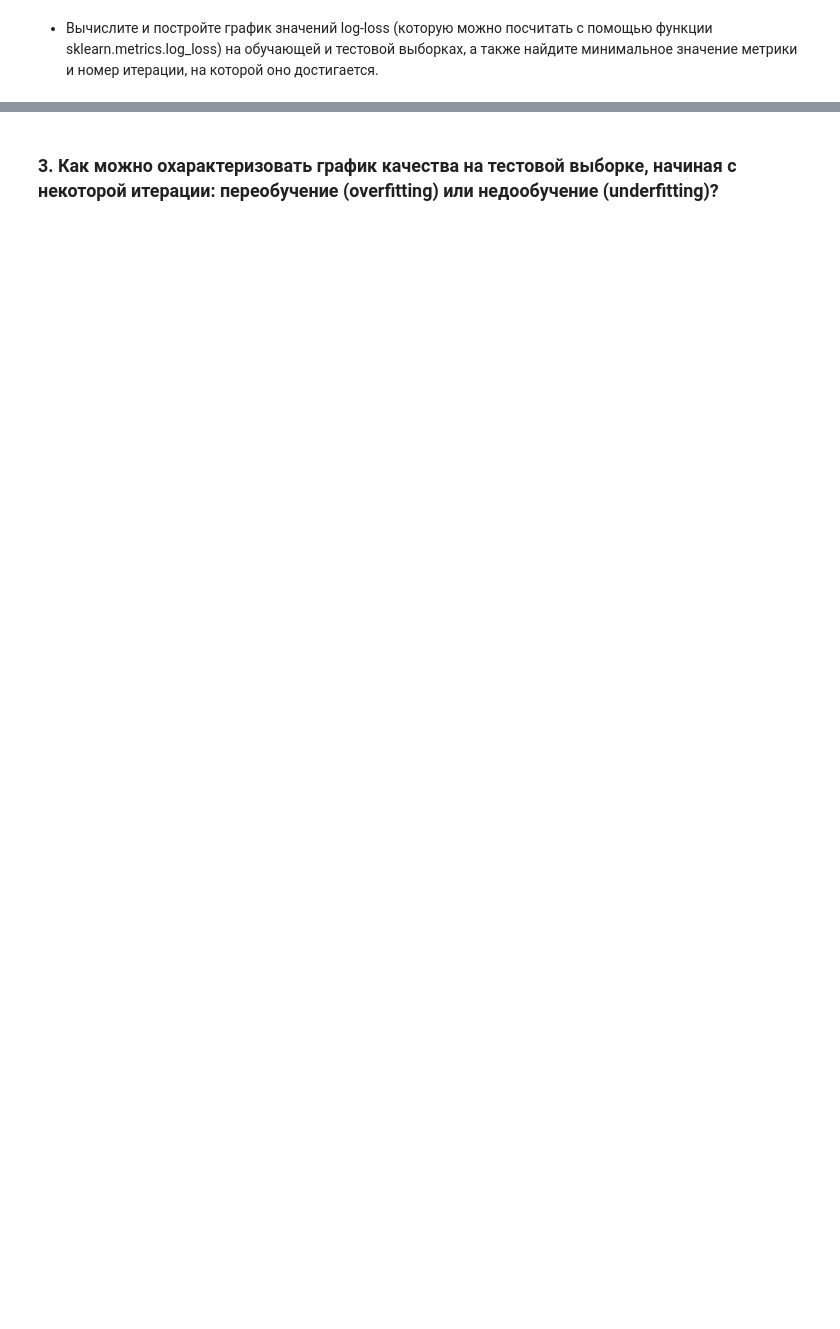
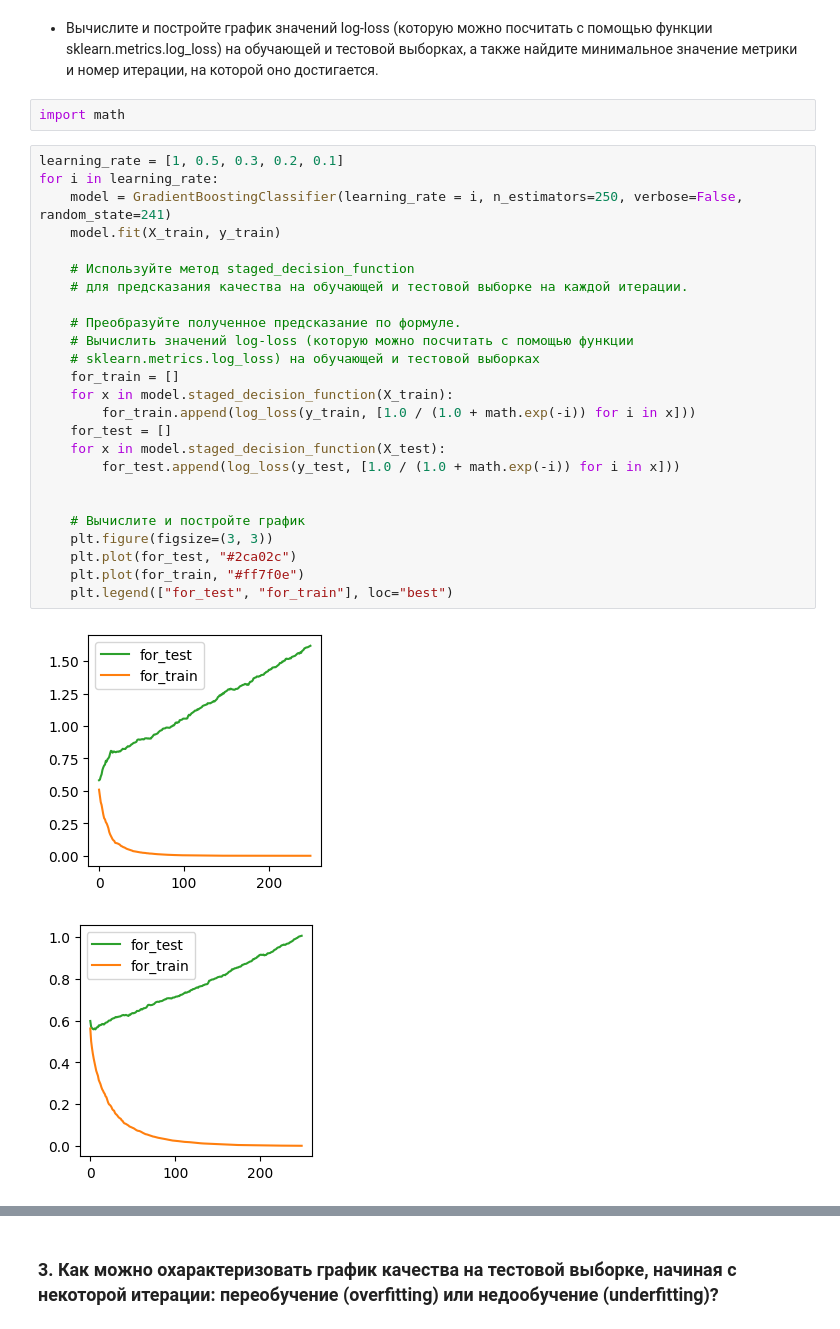
Before and after one commit to murpunk/Programming_2023, a Jupyter notebook: 05_05_23_GBM_10_lesson.ipynb, the cells around one changed output, grey strips where cells are left out. Cells and saved outputs as stored; diff of their text form; blank space fills up the shorter version.

```diff
--- a/05_05_23_GBM_10_lesson.ipynb
+++ b/05_05_23_GBM_10_lesson.ipynb
@@ -65,2 +67,32 @@ X_train, X_test, y_train, y_test = train_test_split (X, y, test_size = 0.8, rand
 # %% [markdown]
 * Вычислите и постройте график значений log-loss (которую можно посчитать с помощью функции sklearn.metrics.log_loss) на обучающей и тестовой выборках, а также найдите минимальное значение метрики и номер итерации, на которой оно достигается.
+# %%
+import math
+# %%
+learning_rate = [1, 0.5, 0.3, 0.2, 0.1]
+for i in learning_rate:
+    model = GradientBoostingClassifier(learning_rate = i, n_estimators=250, verbose=False, random_state=241)
+    model.fit(X_train, y_train)
+
+    # Используйте метод staged_decision_function
+    # для предсказания качества на обучающей и тестовой выборке на каждой итерации.
+
+    # Преобразуйте полученное предсказание по формуле.
+    # Вычислить значений log-loss (которую можно посчитать с помощью функции
+    # sklearn.metrics.log_loss) на обучающей и тестовой выборках
+    for_train = []
+    for x in model.staged_decision_function(X_train):
+        for_train.append(log_loss(y_train, [1.0 / (1.0 + math.exp(-i)) for i in x]))
+    for_test = []
+    for x in model.staged_decision_function(X_test):
+        for_test.append(log_loss(y_test, [1.0 / (1.0 + math.exp(-i)) for i in x]))
+
+
+    # Вычислите и постройте график
+    plt.figure(figsize=(3, 3))
+    plt.plot(for_test, "#2ca02c")
+    plt.plot(for_train, "#ff7f0e")
+    plt.legend(["for_test", "for_train"], loc="best")
+# %% [output]
+[figure, added]
+[figure, added]
```
Also changed, not shown: parts of 9 cells of this notebook.
